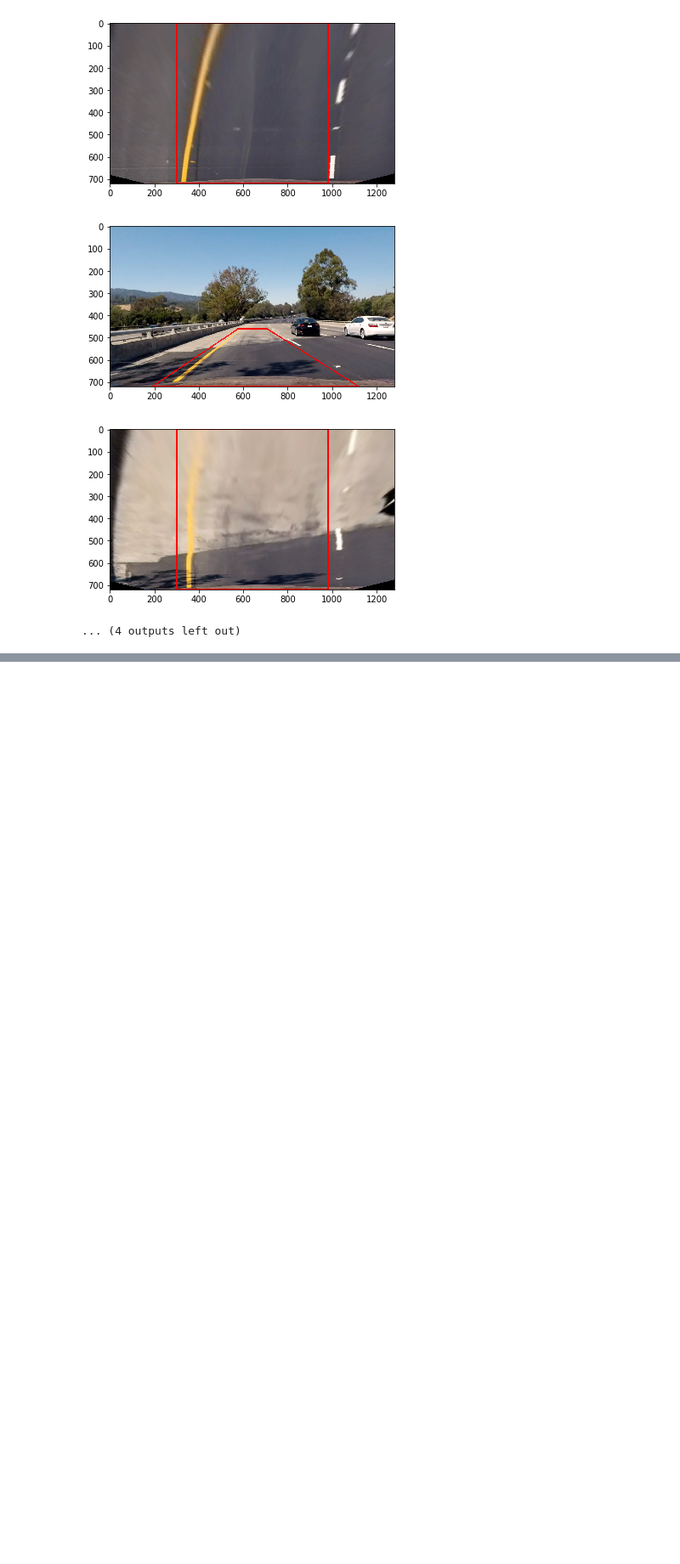
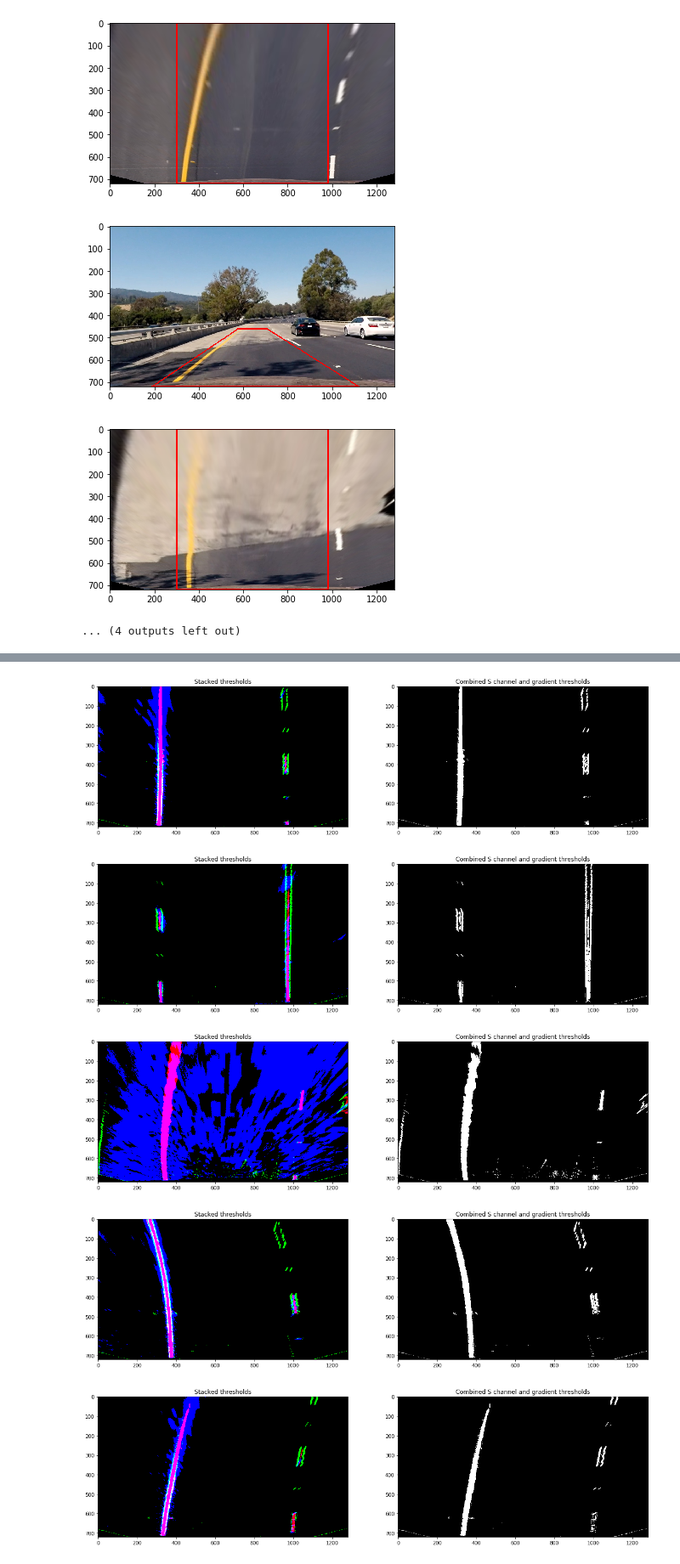
Before and after one commit to rdhelli/CarND-Advanced-Lane-Lines, a Jupyter notebook: project.ipynb, the cells around one changed output, grey strips where cells are left out. Shown at 85% size. Cells and saved outputs as stored; diff of their text form; code cells hidden in the pictures; blank space fills up the shorter version.

```diff
--- a/project.ipynb
+++ b/project.ipynb
@@ -227,0 +169,70 @@ for img in warped_images:
+# %%
+# Applying gradient and color channel filters to produce binary images
+import matplotlib.pyplot as plt
+import matplotlib.image as mpimg
+import numpy as np
+import cv2
+
+images = glob.glob('./test_images/*.jpg')
+
+def grad_n_color_filter(img):
+
+    s_channel = cv2.cvtColor(img, cv2.COLOR_BGR2HLS)[:,:,2]
+    h_channel = cv2.cvtColor(img, cv2.COLOR_BGR2HLS)[:,:,0]
+    # l_channel = cv2.cvtColor(img, cv2.COLOR_BGR2LUV)[:,:,0]
+
+    # Threshold color channel
+    h_thresh_min = 30
+    h_thresh_max = 105
+    h_binary = np.zeros_like(h_channel)
+    h_binary[(h_channel > h_thresh_min) & (h_channel <= h_thresh_max)] = 1
+    s_thresh_min = 120
+    s_thresh_max = 255
+    s_binary = np.zeros_like(s_channel)
+    s_binary[(s_channel >= s_thresh_min) & (s_channel <= s_thresh_max)] = 1
+    # l_thresh_min = 225
+    # l_thresh_max = 255
+    # l_binary = np.zeros_like(l_channel)
+    # l_binary[(l_channel >= l_thresh_min) & (l_channel <= l_thresh_max)] = 1
+
+    # hls = cv2.cvtColor(img, cv2.COLOR_RGB2HLS)
+    # s_channel = hls[:,:,2]
+    gray = cv2.cvtColor(img, cv2.COLOR_RGB2GRAY)
+    sobelx = cv2.Sobel(gray, cv2.CV_64F, 1, 0) # Take the derivative in x
+    abs_sobelx = np.absolute(sobelx) # Absolute x derivative to accentuate lines away from horizontal
+    scaled_sobel = np.uint8(255*abs_sobelx/np.max(abs_sobelx))
+    thresh_min = 35 # 20
+    thresh_max = 100 # 100
+    sxbinary = np.zeros_like(scaled_sobel)
+    sxbinary[(scaled_sobel >= thresh_min) & (scaled_sobel <= thresh_max)] = 1
+    # s_binary = np.zeros_like(s_channel)
+    # s_binary[(s_channel >= s_thresh_min) & (s_channel <= s_thresh_max)] = 1
+    color_binary = np.dstack(( s_binary, sxbinary, h_binary)) * 255
+    combined_binary = np.zeros_like(sxbinary)
+    # combined_binary[(s_binary == 1) | (sxbinary == 1)] = 1
+    combined_binary[(h_binary == 1) & (s_binary == 1) | (sxbinary == 1)] = 1
+    return combined_binary, color_binary
+
+binary_warped_images = []
+for img in warped_images:
+    # Read in an image, you can also try test1.jpg or test4.jpg
+    # img = mpimg.imread(image)
+
+    # Convert to HLS color space and separate the S channel
+    # Note: img is the undistorted image
+    combined_binary, color_binary = grad_n_color_filter(img)
+    binary_warped_images.append(combined_binary)
+
+    # Plotting thresholded images
+    f, (ax1, ax2) = plt.subplots(1, 2, figsize=(20,10))
+    ax1.set_title('Stacked thresholds')
+    ax1.imshow(color_binary)
+
+    ax2.set_title('Combined S channel and gradient thresholds')
+    ax2.imshow(combined_binary, cmap='gray')
+# %% [output]
+[figure, added]
+[figure, added]
+[figure, added]
+[figure, added]
+[figure, added]
```
Also changed, not shown: parts of 11 cells of this notebook, 3 other files.
